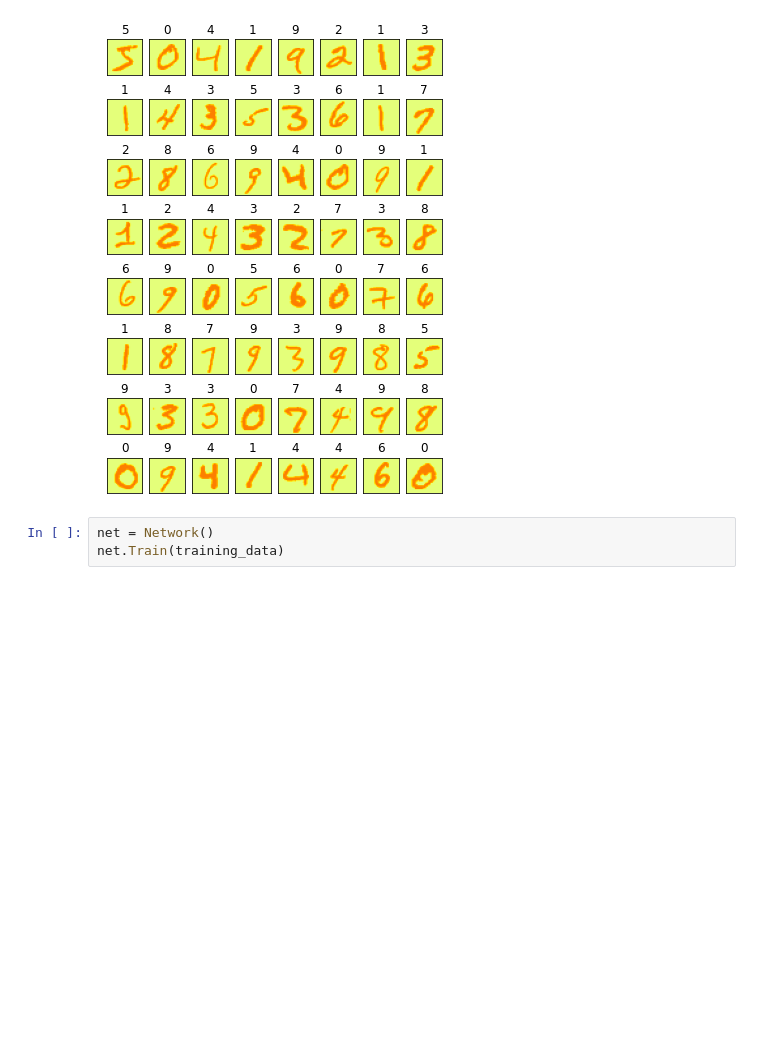
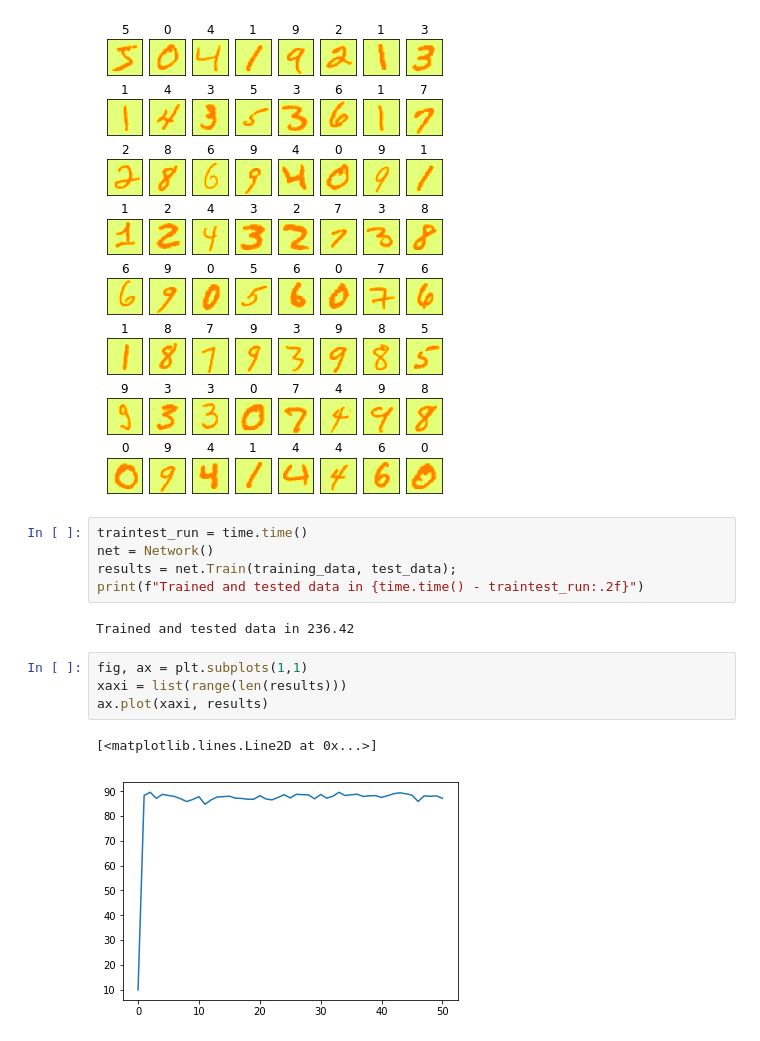
Before and after one commit to luissson/445MachineLearning, a Jupyter notebook: Assignment1/Assignment01.ipynb, the cells around one changed output. Drawn from its saved outputs; the diff is of its cells as text; blank space fills up the shorter version.

```diff
--- a/Assignment1/Assignment01.ipynb
+++ b/Assignment1/Assignment01.ipynb
@@ -51,6 +51,17 @@ for i in range(grid_size**2):
     cur_ax.imshow(img, cmap='Wistia', interpolation='hanning')
 # %% [output]
 [figure]
-# %%
-net = Network()
-net.Train(training_data)
+# %%
+traintest_run = time.time()
+net = Network()
+results = net.Train(training_data, test_data);
+print(f"Trained and tested data in {time.time() - traintest_run:.2f}")
+# %% [output]
+Trained and tested data in 236.42
+# %%
+fig, ax = plt.subplots(1,1)
+xaxi = list(range(len(results)))
+ax.plot(xaxi, results)
+# %% [output]
+[<matplotlib.lines.Line2D at 0x...>]
+[figure, added]
```
Also changed, not shown: parts of 1 cell of this notebook, 1 other file.
